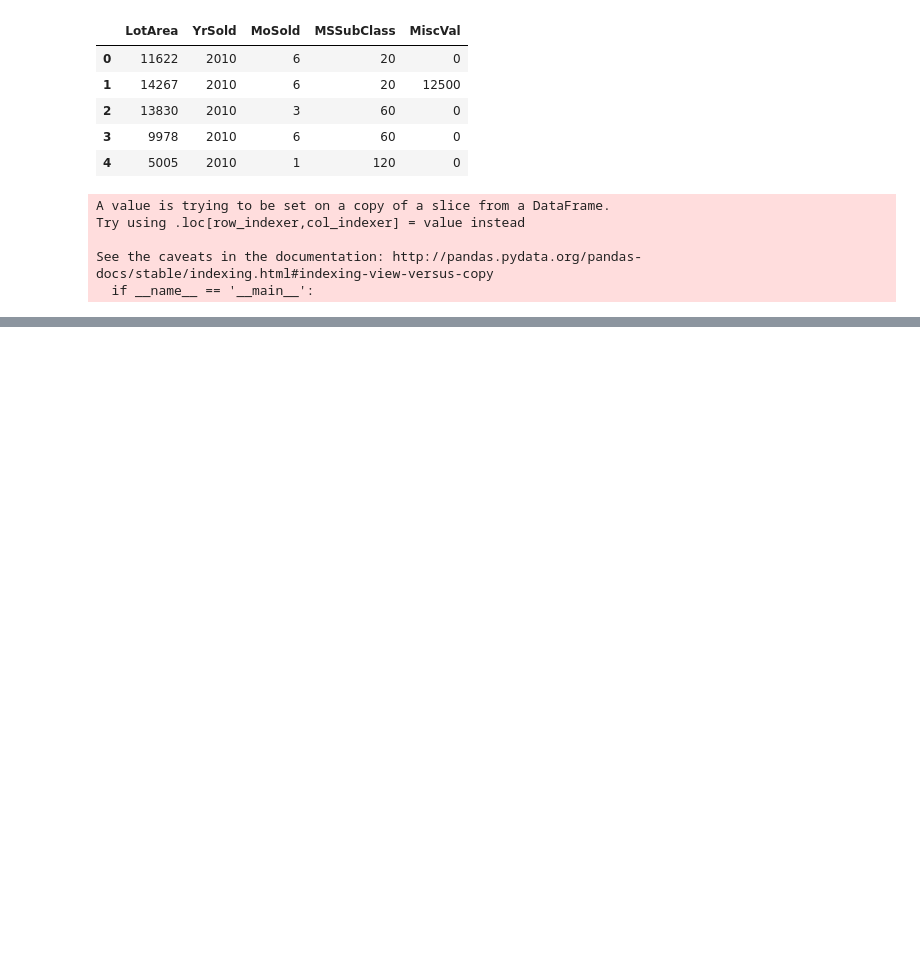
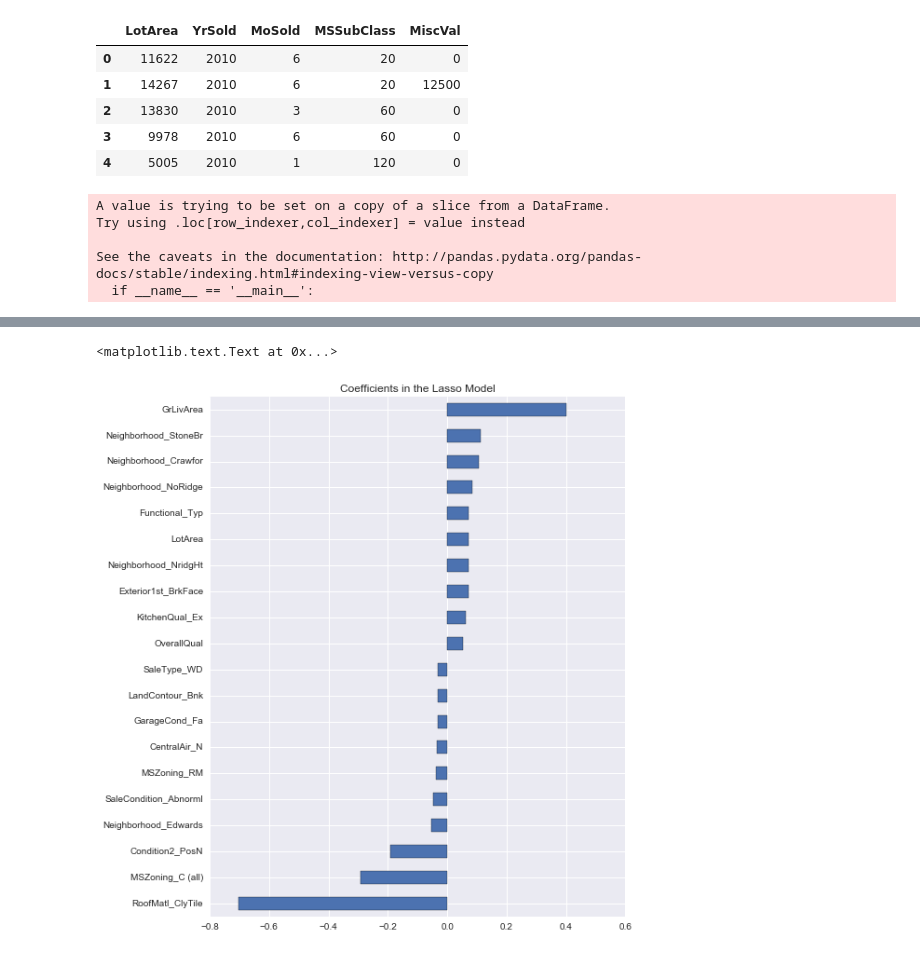
Before and after one commit to riccardolorenzon/kaggle-competitions, a Jupyter notebook: house-prices-prediction/real-estate-prices-prediction.ipynb, the cells around one changed output, grey strips where cells are left out. Saved outputs shown, nothing was run; the diff lists cells and outputs as text; code cells hidden in the pictures; blank space fills up the shorter version.

```diff
--- a/house-prices-prediction/real-estate-prices-prediction.ipynb
+++ b/house-prices-prediction/real-estate-prices-prediction.ipynb
@@ -479,0 +569,3 @@ df_test.to_csv('./data/results.csv', index=False)
+# %%
+# try with few values of alpha to see which one fits better
+model_lasso = LassoCV(alphas = [1, 0.1, 0.001, 0.0005]).fit(X_train, y)
@@ -479,0 +581,2 @@ df_test.to_csv('./data/results.csv', index=False)
+# %%
+coef = pd.Series(model_lasso.coef_, index = X_train.columns)
@@ -479,0 +587,10 @@ df_test.to_csv('./data/results.csv', index=False)
+# %%
+imp_coef = pd.concat([coef.sort_values().head(10),
+                     coef.sort_values().tail(10)])
+# %%
+matplotlib.rcParams['figure.figsize'] = (8.0, 10.0)
+imp_coef.plot(kind = "barh")
+plt.title("Coefficients in the Lasso Model")
+# %% [output]
+<matplotlib.text.Text at 0x...>
+[figure, added]
```
Also changed, not shown: parts of 37 cells of this notebook.
